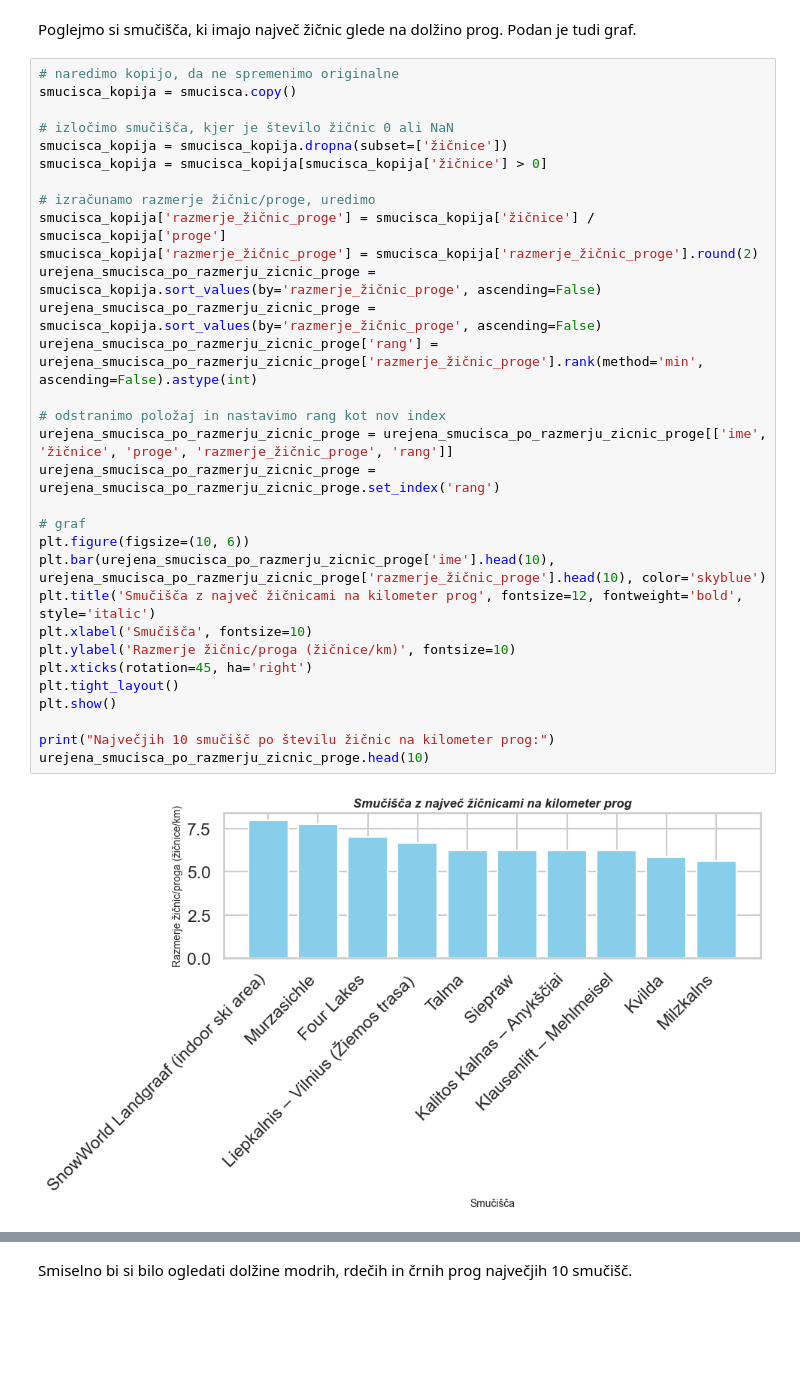
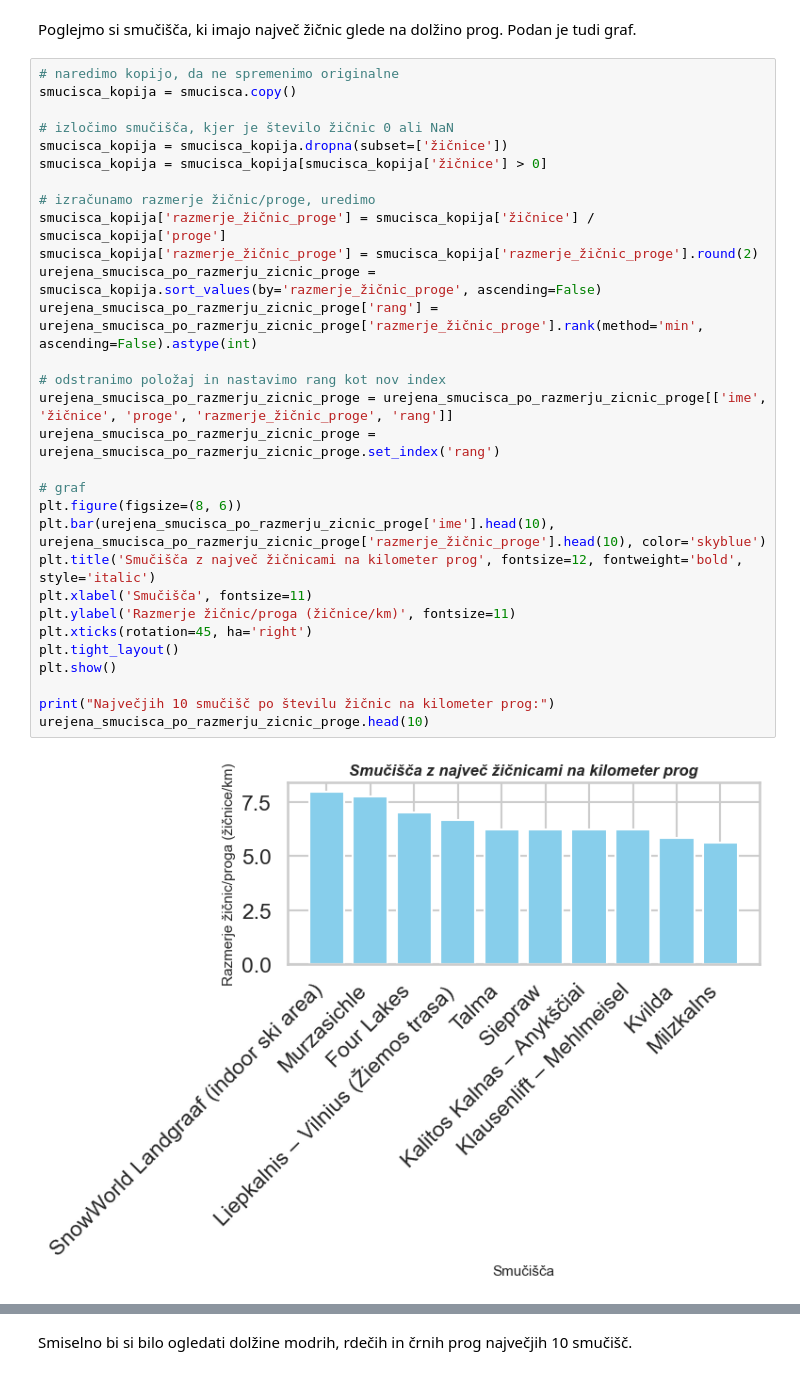
Before and after one commit to NejcZibret/ProjektnaNaloga2024, a Jupyter notebook: analiza.ipynb, the cells around one changed output, grey strips where cells are left out. Saved outputs shown, nothing was run; the diff lists cells and outputs as text; blank space fills up the shorter version.

```diff
--- a/analiza.ipynb
+++ b/analiza.ipynb
@@ -180,36 +164,35 @@ Poglejmo si smučišča, ki imajo največ žičnic glede na dolžino prog. Podan
 # %%
 # naredimo kopijo, da ne spremenimo originalne
 smucisca_kopija = smucisca.copy()
 
 # izločimo smučišča, kjer je število žičnic 0 ali NaN
 smucisca_kopija = smucisca_kopija.dropna(subset=['žičnice'])
 smucisca_kopija = smucisca_kopija[smucisca_kopija['žičnice'] > 0]
 
 # izračunamo razmerje žičnic/proge, uredimo
 smucisca_kopija['razmerje_žičnic_proge'] = smucisca_kopija['žičnice'] / smucisca_kopija['proge']
 smucisca_kopija['razmerje_žičnic_proge'] = smucisca_kopija['razmerje_žičnic_proge'].round(2)
 urejena_smucisca_po_razmerju_zicnic_proge = smucisca_kopija.sort_values(by='razmerje_žičnic_proge', ascending=False)
-urejena_smucisca_po_razmerju_zicnic_proge = smucisca_kopija.sort_values(by='razmerje_žičnic_proge', ascending=False)
 urejena_smucisca_po_razmerju_zicnic_proge['rang'] = urejena_smucisca_po_razmerju_zicnic_proge['razmerje_žičnic_proge'].rank(method='min', ascending=False).astype(int)
 
 # odstranimo položaj in nastavimo rang kot nov index
 urejena_smucisca_po_razmerju_zicnic_proge = urejena_smucisca_po_razmerju_zicnic_proge[['ime', 'žičnice', 'proge', 'razmerje_žičnic_proge', 'rang']]
 urejena_smucisca_po_razmerju_zicnic_proge = urejena_smucisca_po_razmerju_zicnic_proge.set_index('rang')
 
 # graf
-plt.figure(figsize=(10, 6))
+plt.figure(figsize=(8, 6))
 plt.bar(urejena_smucisca_po_razmerju_zicnic_proge['ime'].head(10), urejena_smucisca_po_razmerju_zicnic_proge['razmerje_žičnic_proge'].head(10), color='skyblue')
 plt.title('Smučišča z največ žičnicami na kilometer prog', fontsize=12, fontweight='bold', style='italic')
-plt.xlabel('Smučišča', fontsize=10)
-plt.ylabel('Razmerje žičnic/proga (žičnice/km)', fontsize=10)
+plt.xlabel('Smučišča', fontsize=11)
+plt.ylabel('Razmerje žičnic/proga (žičnice/km)', fontsize=11)
 plt.xticks(rotation=45, ha='right')
 plt.tight_layout()
 plt.show()
 
 print("Največjih 10 smučišč po številu žičnic na kilometer prog:")
 urejena_smucisca_po_razmerju_zicnic_proge.head(10)
 # %% [output]
-[figure, old version]
+[figure, new version]
 Največjih 10 smučišč po številu žičnic na kilometer prog:
 |  | ime | žičnice | proge | razmerje_žičnic_proge |
 | rang |  |  |  |  |
```
Also changed, not shown: parts of 34 cells of this notebook.
